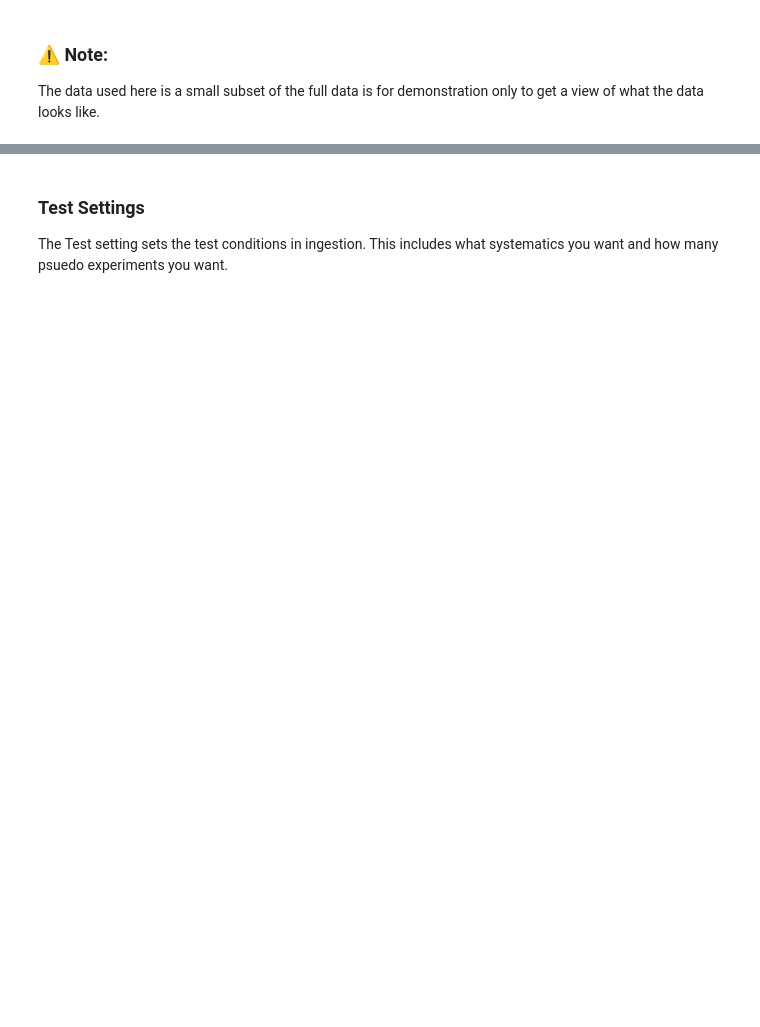
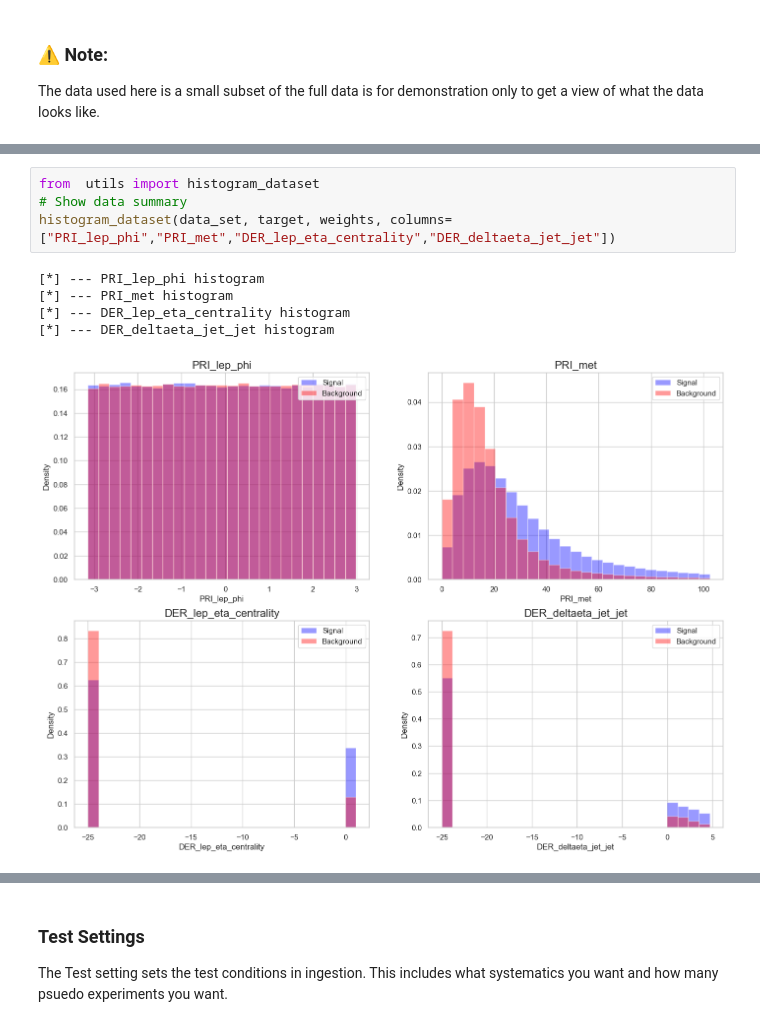
Before and after one commit to juefanmathias/Higgs_collaborations, a Jupyter notebook: StartingKit_Black_Swan_HiggsML.ipynb, the cells around one changed output, grey strips where cells are left out. Drawn from its saved outputs; the diff is of its cells as text; blank space fills up the shorter version.

Commit message:
update model  utils

```diff
--- a/StartingKit_Black_Swan_HiggsML.ipynb
+++ b/StartingKit_Black_Swan_HiggsML.ipynb
@@ -224,0 +167,10 @@ ztautau (446,)
+# %%
+from  utils import histogram_dataset
+# Show data summary
+histogram_dataset(data_set, target, weights, columns=["PRI_lep_phi","PRI_met","DER_lep_eta_centrality","DER_deltaeta_jet_jet"])
+# %% [output]
+[*] --- PRI_lep_phi histogram
+[*] --- PRI_met histogram
+[*] --- DER_lep_eta_centrality histogram
+[*] --- DER_deltaeta_jet_jet histogram
+[figure, added]
```
Also changed, not shown: parts of 30 cells of this notebook, 6 other files.
